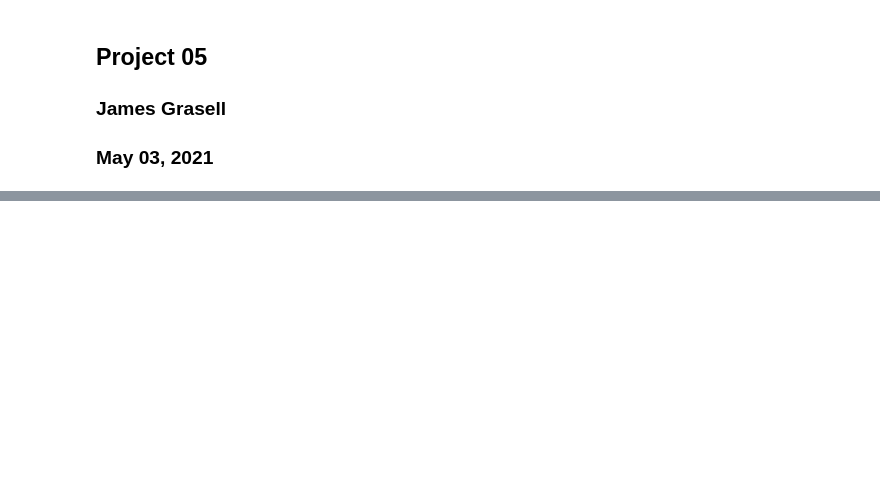
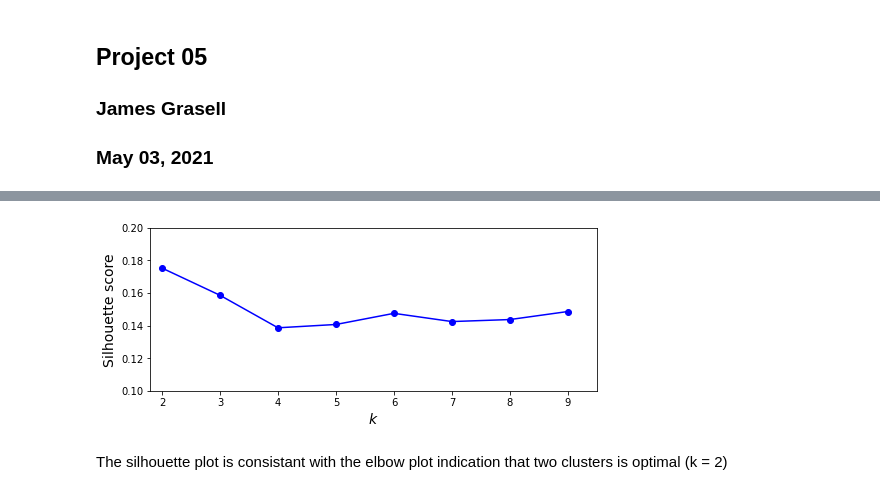
Before and after one commit to jimgrasell/AML, a Jupyter notebook: Project05/Project05-Grasell.ipynb, the cells around one changed output, grey strips where cells are left out. Saved outputs shown, nothing was run; the diff lists cells and outputs as text; code cells hidden in the pictures; blank space fills up the shorter version.

```diff
--- a/Project05/Project05-Grasell.ipynb
+++ b/Project05/Project05-Grasell.ipynb
@@ -16,0 +274,11 @@ train_url = 'https://raw.githubusercontent.com/jimgrasell/AML/master/Project05/D
+# %%
+plt.figure(figsize=(8, 3))
+plt.plot(range(2, 10), silhouette_scores, "bo-")
+plt.xlabel("$k$", fontsize=14)
+plt.ylabel("Silhouette score", fontsize=14)
+plt.axis([1.8, 9.5, 0.1, 0.2])
+plt.show()
+# %% [output]
+[figure, added]
+# %% [markdown]
+The silhouette plot is consistant with the elbow plot indication that two clusters is optimal (k = 2)
```
Also changed, not shown: parts of 18 cells of this notebook.
